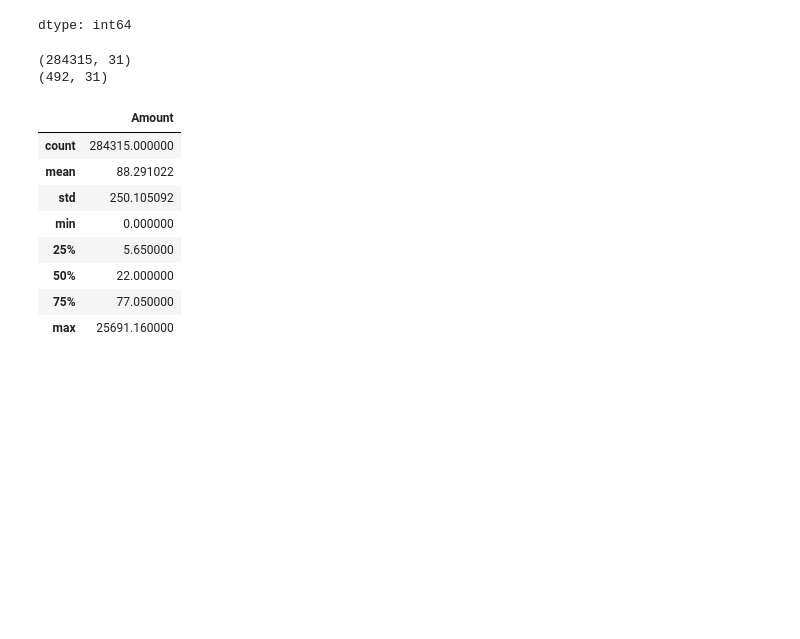
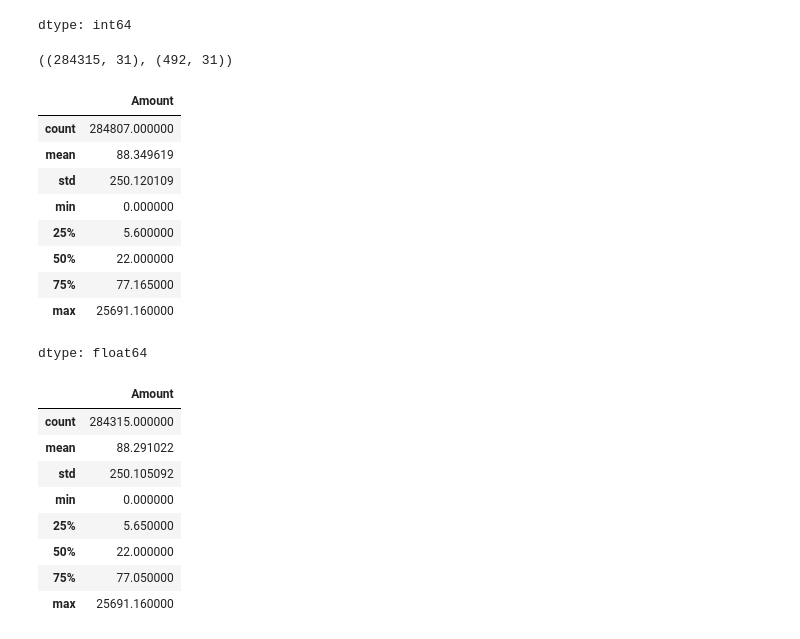
Before and after one commit to mlcodr/Fraud_Detection, a Jupyter notebook: notebooks/fraud_detection_hasnat.ipynb, the cells around one changed output. Saved outputs shown, nothing was run; the diff lists cells and outputs as text; code cells hidden in the pictures; blank space fills up the shorter version.

```diff
--- a/notebooks/fraud_detection_hasnat.ipynb
+++ b/notebooks/fraud_detection_hasnat.ipynb
@@ -91,13 +110,24 @@ dtype: int64
 ## Splitting the data
 legit = card_data[card_data.Class == 0]
 fraud = card_data[card_data.Class == 1]
+legit.shape , fraud.shape
+
+ ### This shows the number of fraud and legit data over the dataset
+# %% [output]
+((284315, 31), (492, 31))
-# %%
-## Checking out the shape
-print(legit.shape)
-print(fraud.shape)
-# %% [output]
-(284315, 31)
-(492, 31)
+# %%
+card_data.Amount.describe()
+# %% [output]
+|  | Amount |
+| count | 284807.000000 |
+| mean | 88.349619 |
+| std | 250.120109 |
+| min | 0.000000 |
+| 25% | 5.600000 |
+| 50% | 22.000000 |
+| 75% | 77.165000 |
+| max | 25691.160000 |
+dtype: float64
 # %%
 legit.Amount.describe()
 # %% [output]
```
Also changed, not shown: parts of 27 cells of this notebook.
